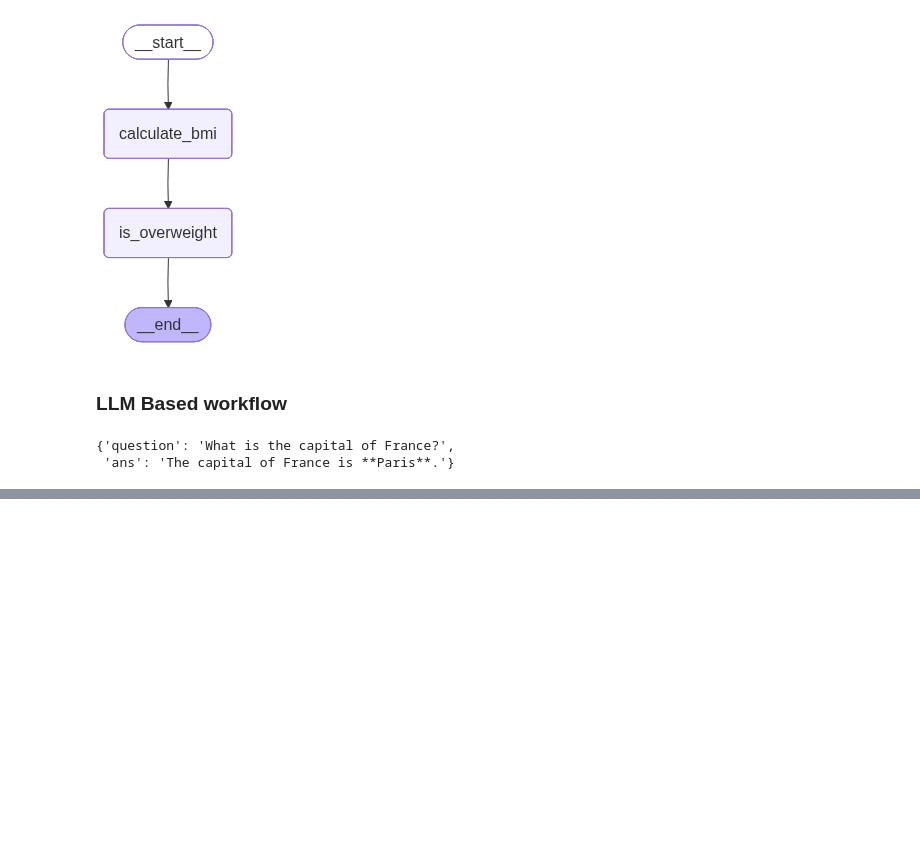
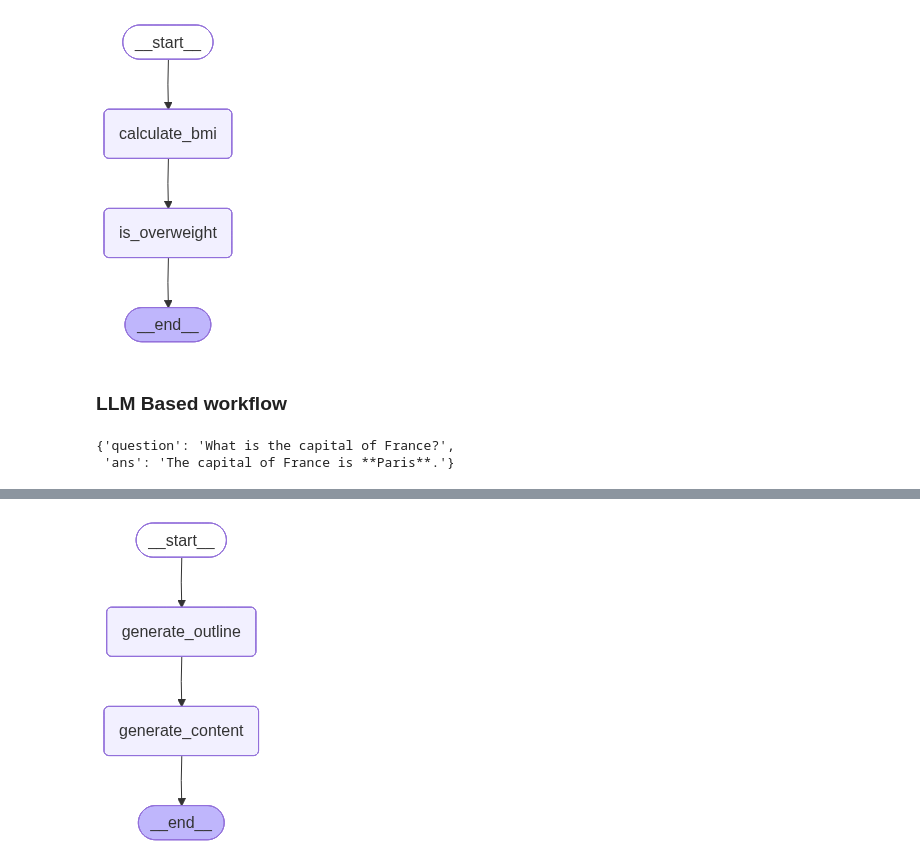
Before and after one commit to Shubhmeep/Agentic_AI, a Jupyter notebook: langGraph/session_1.ipynb, the cells around one changed output, grey strips where cells are left out. Cells and saved outputs as stored; diff of their text form; code cells hidden in the pictures; blank space fills up the shorter version.

Commit message:
langGraph session 1 done

```diff
--- a/langGraph/session_1.ipynb
+++ b/langGraph/session_1.ipynb
@@ -120,0 +175,5 @@ output_chat_state
+# %%
+from IPython.display import Image
+Image(chat_workflow.get_graph().draw_mermaid_png())
+# %% [output]
+[figure, added]
```
Also changed, not shown: parts of 6 cells of this notebook.
